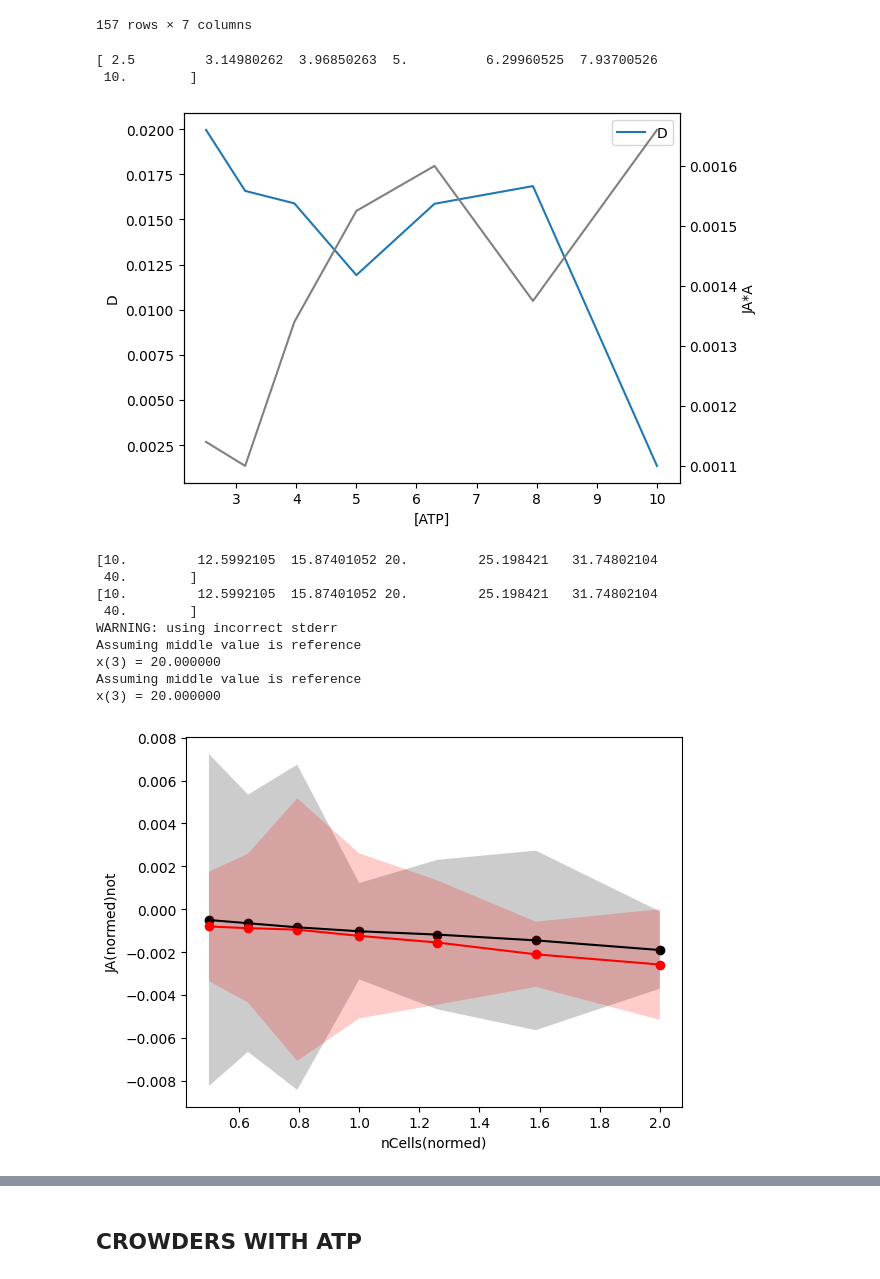
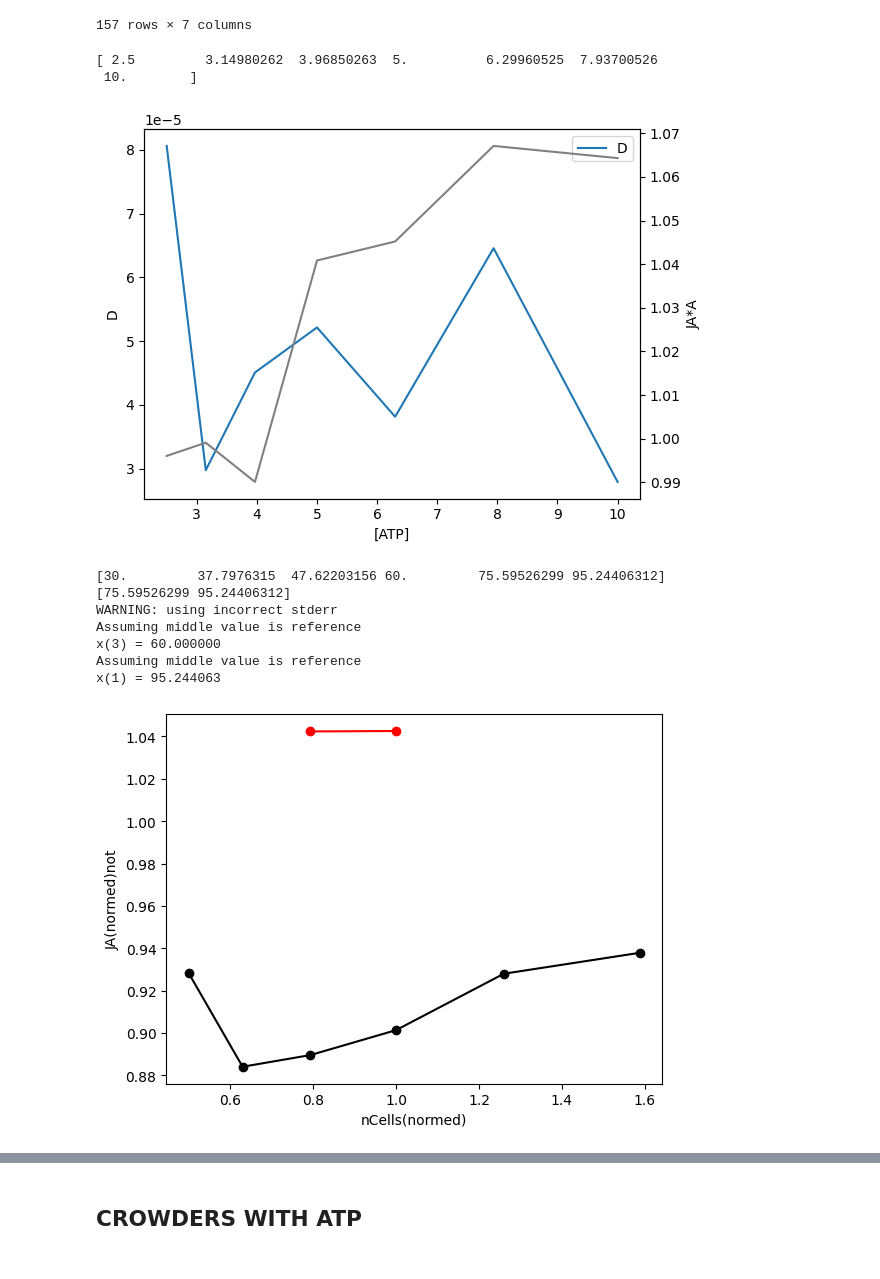
Before and after one commit to huskeypm/cellmigration, a Jupyter notebook: migration_paper.ipynb, the cells around one changed output, grey strips where cells are left out. Cells and saved outputs as stored; diff of their text form; code cells hidden in the pictures.

```diff
--- a/migration_paper.ipynb
+++ b/migration_paper.ipynb
@@ -69,8 +46,8 @@ drwxr-xr-x 2 root root   4096 Dec 11 20:49 __pycache__
 # %% [markdown]
 Partition file according to cases
 # %%
-dataFrameName = "test.png.csv"
-dataFrameName = "subset.csv"
+dataFrameName = outPath+"all.csv"
+
 df = pd.read_csv(dataFrameName)
 # %%
 ### pull out those without ATP in the title
@@ -105,3 +100,18 @@ if False:
   df = pd.read_csv(dataFrameName)
 else:
   df = nocrowder_noatp
+# %%
+key = "nCells"
+
+case = empty()
+case.conds,case.Ds,case.Dstds,case.JAs, case.JAstds, case.vFs = pdat.ProcessGroup(df,key)
+
+# get JA at largest vol frac
+idx = np.argmax(case.vFs)
+normFactor = 1/case.JAs[ idx ]
+def hs(vf):
+  return 2*vf/(3-vf)
+normFactor*=hs( case.vFs[idx] )
+
+case.JAs[ idx ]
+print(normFactor)
@@ -157,58 +167,56 @@ dfATP
 157 rows × 7 columns
 # %%
 case = empty()
-case.conds,case.Ds,case.Dstds, case.JAs,case.volFracs = ProcessGroup(dfATP,"xScale")
+case.conds,case.Ds,case.Dstds, case.JAs,case.volFracs = pdat.ProcessGroup(dfATP,"xScale")
 #dfATP.xScale
 
 fig,axl = plt.subplots()
 axl.plot(case.conds,case.Ds,label='D')
 axl.set_ylabel("D")
 axl.set_xlabel("[ATP]")
 axl.legend(loc=0)
 
 # we use negative -1 since negative flux is going across toward right
 axr = axl.twinx()
-axr.plot(case.conds,-1 * case.JAs,'gray')
+axr.plot(case.conds,case.JAs*normFactor,'gray')
 axr.set_ylabel("JA*A")
 
 plt.gcf().savefig(outPath+"fig4_D_vs_ATP.png",dpi=300)
 # %% [output]
 [ 2.5         3.14980262  3.96850263  5.          6.29960525  7.93700526
  10.        ]
-[figure, old version]
+[figure, new version]
 # %%
 # plotting two sets of data
 # get all entries with a given key name
 key = "nCells"
 
 case = empty()
-case.conds,case.Ds,case.Dstds, case.JAs, case.vFs = ProcessGroup(df,key)
+case.conds,case.Ds,case.Dstds, case.JAs, case.vFs = pdat.ProcessGroup(df,key)
 cases[key+"-atp"] = case
 
 
 case = empty()
-case.conds,case.Ds,case.Dstds,case.JAs, case.vFs = ProcessGroup(dfATP,key)
+case.conds,case.Ds,case.Dstds,case.JAs, case.vFs = pdat.ProcessGroup(dfATP,key)
 cases[key+"+atp"] = case
 
 print("WARNING: using incorrect stderr")
 case = cases[key+"-atp"]
-PlotKey(case.conds,case.JAs,case.Dstds,key,normalize=True,mode="JA")
+pdat.PlotKey(case.conds,case.JAs*normFactor,case.Dstds,key,normalize=True,mode="JA")
 
 case = cases[key+"+atp"]
-PlotKey(case.conds,case.JAs,case.Dstds,key,color='r',normalize=True,mode="JA")
+pdat.PlotKey(case.conds,case.JAs*normFactor,case.Dstds,key,color='r',normalize=True,mode="JA")
 
 plt.gcf().savefig(outPath+"fig4_nCells.png",dpi=300)
 # %% [output]
-[10.         12.5992105  15.87401052 20.         25.198421   31.74802104
- 40.        ]
-[10.         12.5992105  15.87401052 20.         25.198421   31.74802104
- 40.        ]
+[30.         37.7976315  47.62203156 60.         75.59526299 95.24406312]
+[75.59526299 95.24406312]
 WARNING: using incorrect stderr
 Assuming middle value is reference
-x(3) = 20.000000
+x(3) = 60.000000
 Assuming middle value is reference
-x(3) = 20.000000
+x(1) = 95.244063
-[figure, old version]
+[figure, new version]
 # %%
 
 key = "cellRad"
```
Also changed, not shown: parts of 15 cells of this notebook.
